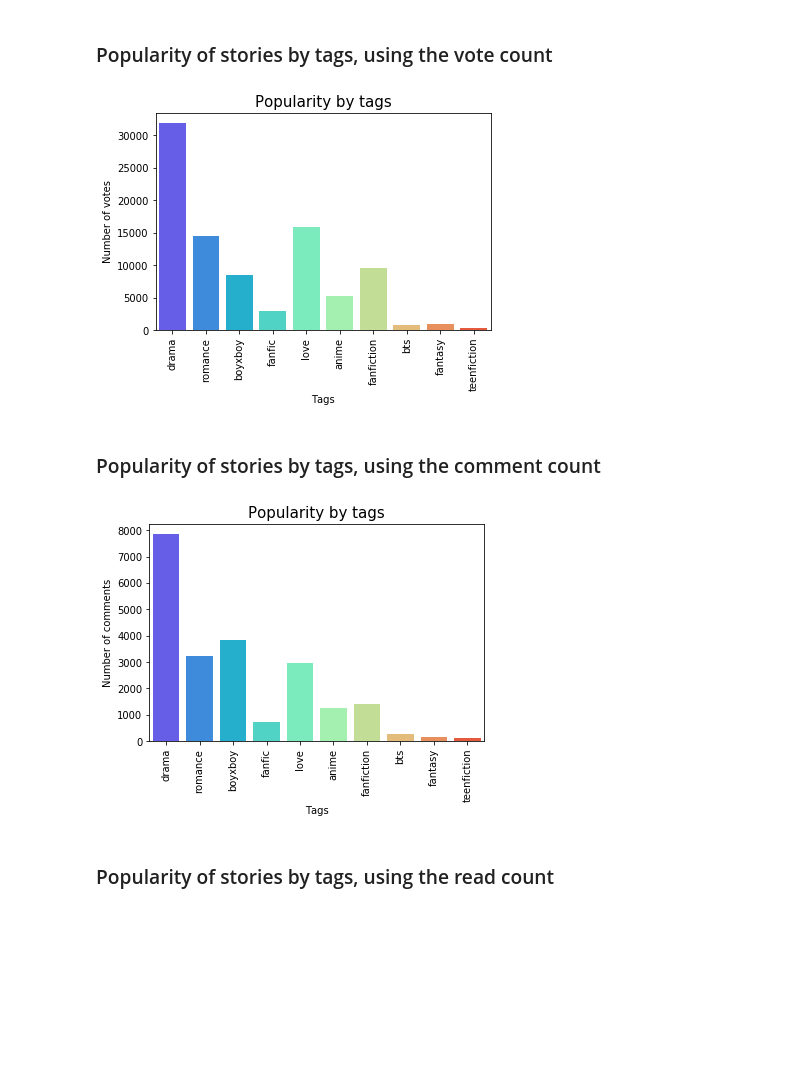
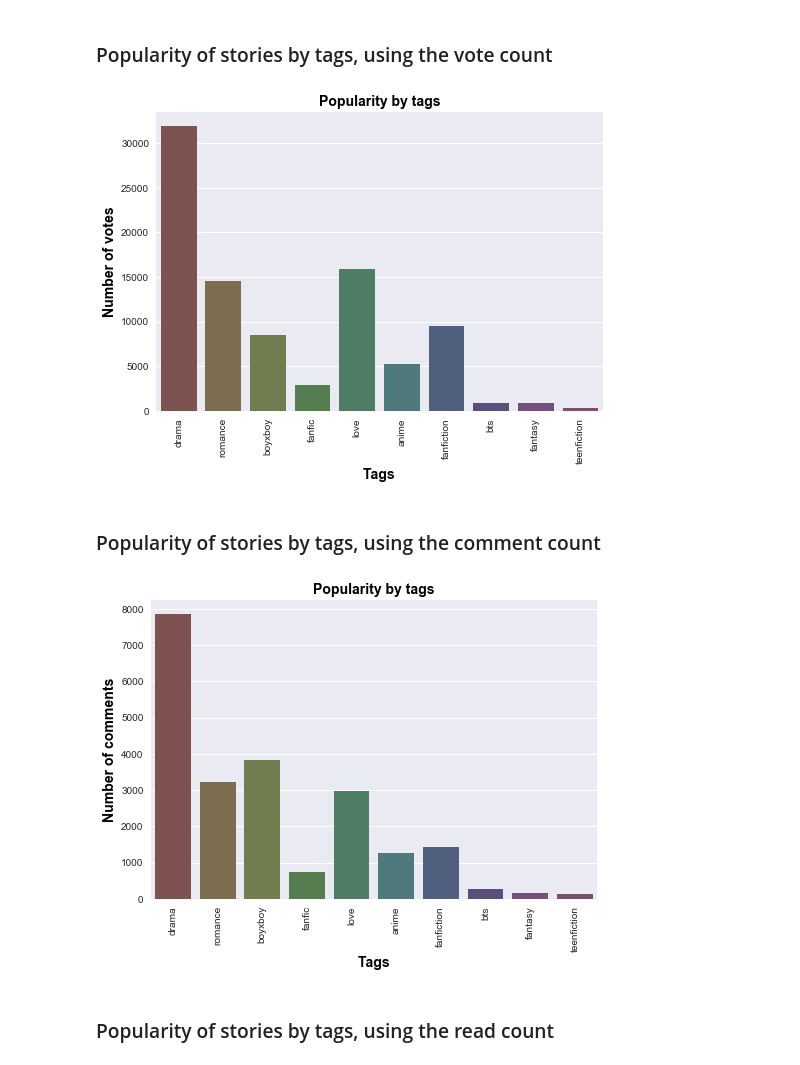
Before and after one commit to rupalimayekar/ProjectWattpad, a Jupyter notebook: WattpadAnalysis.ipynb, the cells around one changed output. Cells and saved outputs as stored; diff of their text form; code cells hidden in the pictures; blank space fills up the shorter version.

```diff
--- a/WattpadAnalysis.ipynb
+++ b/WattpadAnalysis.ipynb
@@ -236,4 +236,10 @@ popular_tags
 | 7 | fantasy | 20 |
 | 8 | teenfiction | 19 |
 | 9 | anime | 19 |
+# %%
+font={'family': 'arial',
+        'color':  'black',
+        'weight': 'bold',
+        'size': 14,
+        }
 # %%
@@ -309,27 +316,27 @@ reads_df = pd.DataFrame({"tag": list(read_dict.keys()),
 # %% [markdown]
 ### Popularity of stories by tags, using the vote count
 # %%
-sns.barplot(x="tag", y="votes", data=vote_df, palette='rainbow')
-plt.title("Popularity by tags", size=15)
-plt.ylabel("Number of votes", size=10)
-plt.xlabel("Tags", size=10)
+sns.barplot(x="tag", y="votes", data=vote_df, palette=sns.hls_palette(10, l=.4, s=.3))
+plt.title("Popularity by tags",fontdict=font)
+plt.ylabel("Number of votes",fontdict=font)
+plt.xlabel("Tags",fontdict=font)
 plt.xticks(rotation="vertical")
 plt.savefig("Images/popularity_tags_by_votes.png")
 plt.show()
 # %% [output]
-[figure, old version]
+[figure, new version]
 # %% [markdown]
 ### Popularity of stories by tags, using the comment count
 # %%
-sns.barplot(x="tag", y="comments", data=comment_df, palette='rainbow')
-plt.title("Popularity by tags", size=15)
-plt.ylabel("Number of comments", size=10)
-plt.xlabel("Tags", size=10)
+sns.barplot(x="tag", y="comments", data=comment_df, palette=sns.hls_palette(10, l=.4, s=.3))
+plt.title("Popularity by tags",fontdict=font)
+plt.ylabel("Number of comments",fontdict=font)
+plt.xlabel("Tags",fontdict=font)
 plt.xticks(rotation="vertical")
 plt.savefig("Images/popularity_tags_by_comments.png")
 plt.show()
 # %% [output]
-[figure, old version]
+[figure, new version]
 # %% [markdown]
 ### Popularity of stories by tags, using the read count
 # %%
```
Also changed, not shown: parts of 11 cells of this notebook, 20 other files.
